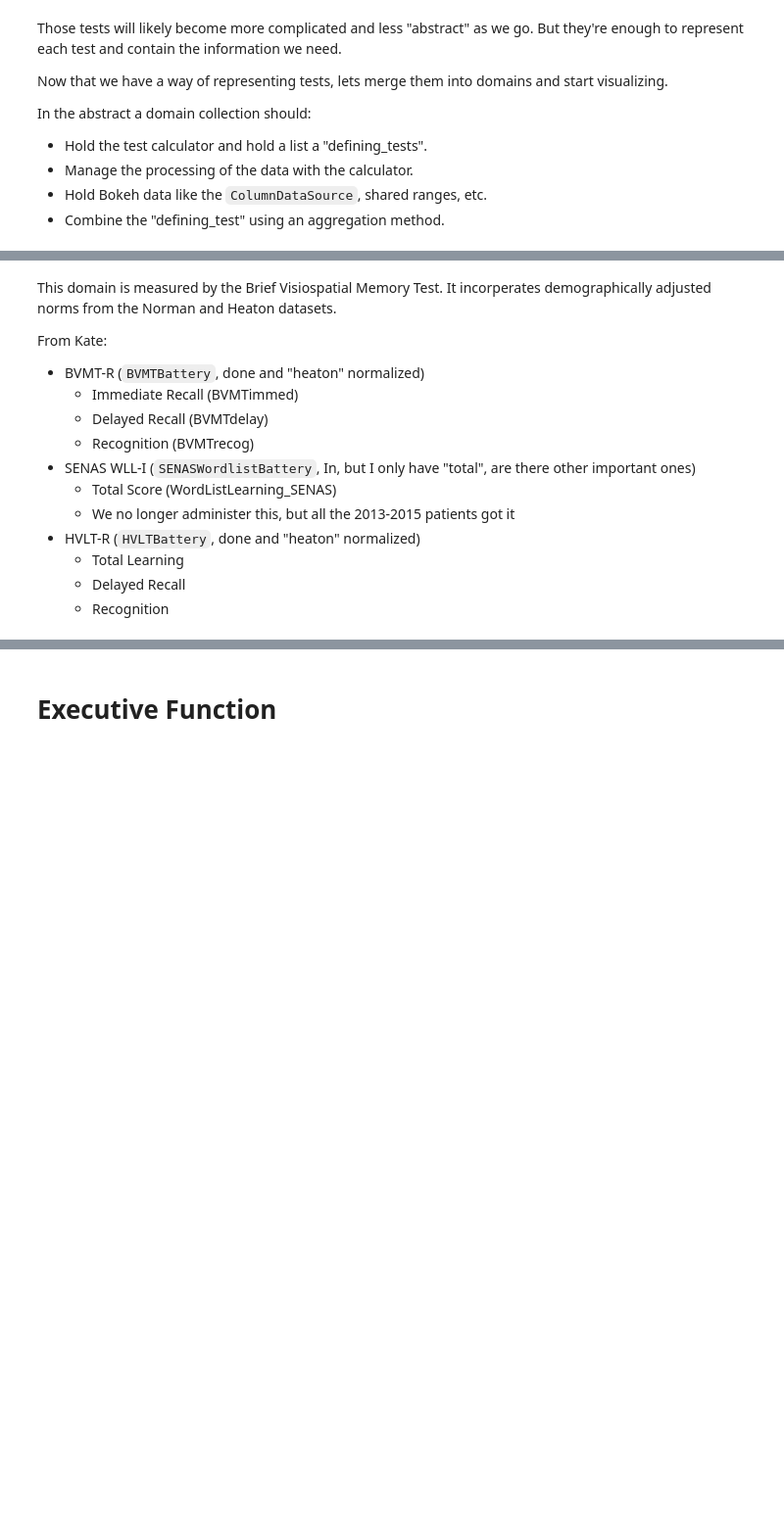
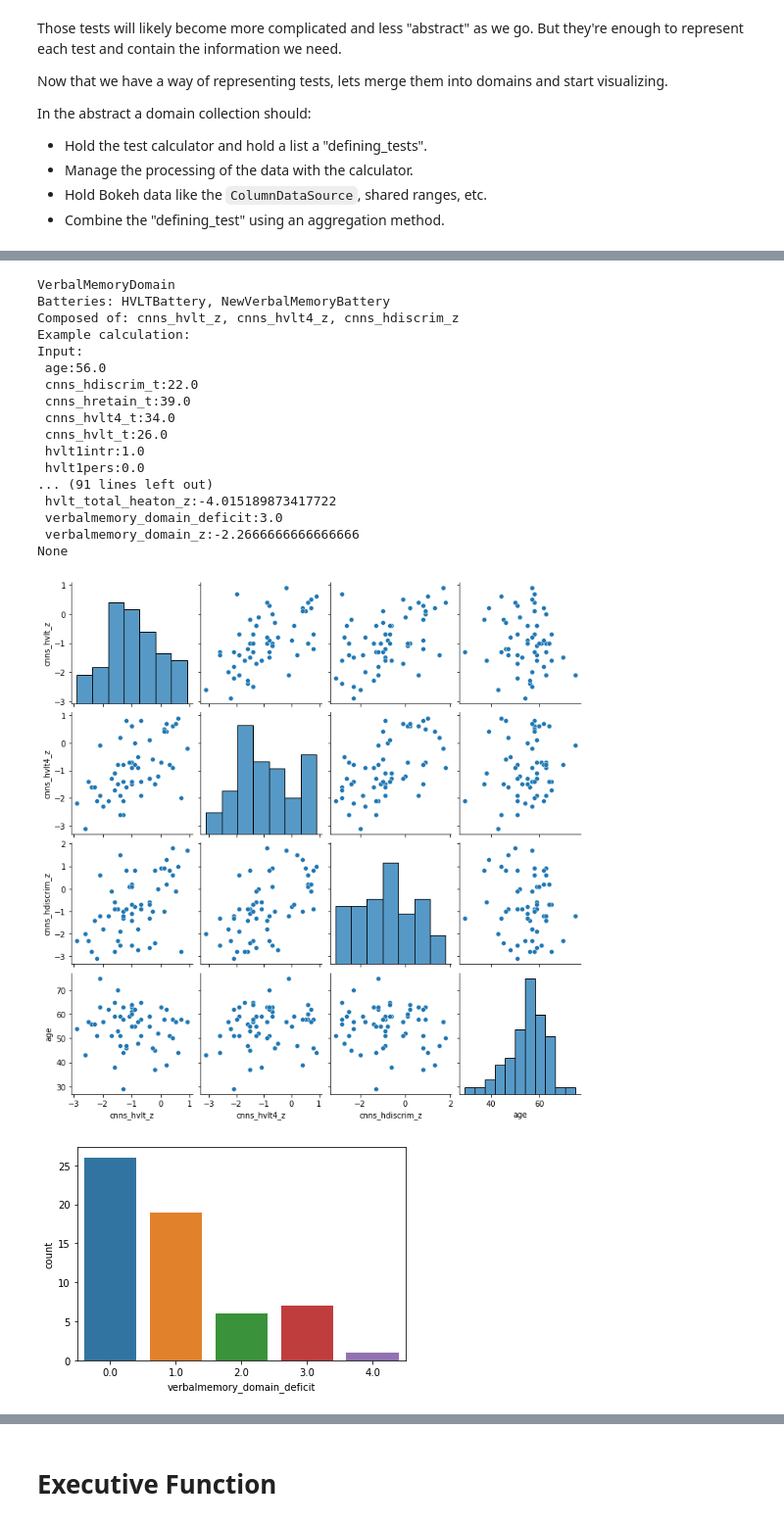
Before and after one commit to JudoWill/autoneuro, a Jupyter notebook: 03_domains.ipynb, the cells around one changed output, grey strips where cells are left out. Shown: that part at 98% size. Saved outputs shown, nothing was run; the diff lists cells and outputs as text; code cells hidden in the pictures; blank space fills up the shorter version.

Commit message:
updated for diag-driving batteries

```diff
--- a/03_domains.ipynb
+++ b/03_domains.ipynb
@@ -280,16 +467,59 @@ def quantile_transform_placeholders(data, suffix = '_plc', n_quantiles = 50, age
-# %% [markdown]
-This domain is measured by the Brief Visiospatial Memory Test. It incorperates demographically adjusted norms from the Norman and Heaton datasets.
-
-From Kate:
-
-  - BVMT-R (`BVMTBattery`, done and "heaton" normalized)
-    - Immediate Recall (BVMTimmed)
-    - Delayed Recall (BVMTdelay)
-    - Recognition (BVMTrecog)
-  - SENAS WLL-I (`SENASWordlistBattery`, In, but I only have "total", are there other important ones)
-    - Total Score (WordListLearning_SENAS)
-    - We no longer administer this, but all the 2013-2015 patients got it
-  - HVLT-R (`HVLTBattery`, done and "heaton" normalized)
-    - Total Learning
-    - Delayed Recall
-    - Recognition
+# %%
+from autoneuro.batteries import BVMTBattery, HVLTBattery, SENASWordlistBattery, AbstractBattery
+
+class VerbalMemoryBattery(ABDomainBattery):
+
+    section = 'VerbalMemory Domain'
+    prefix = 'verbalmemory_domain'
+
+    domain_cols = ['hvlt_recognition_heaton_z',
+                   'hvlt_delay_heaton_z',
+                   'hvlt_total_heaton_z']
+
+
+class NewVerbalMemoryBattery(VerbalMemoryBattery):
+    prefix_ops = CNNSConversionOp.multi_cnns('cnns_hvlt_t',
+                                             'cnns_hvlt4_t',
+                                             'cnns_hdiscrim_t',
+                                             'cnns_hretain_t')
+    domain_cols = ['cnns_hvlt_z',
+                   'cnns_hvlt4_z',
+                   'cnns_hdiscrim_z']
+
+
+class VerbalMemoryDomain(AbstractDomain):
+
+    @staticmethod
+    def from_defaults(root_data = 'data/', method = 'new'):
+
+        batteries = [HVLTBattery.from_defaults()]
+        if method == 'new':
+            batteries.append(NewVerbalMemoryBattery.from_defaults())
+        else:
+            batteries.append(VerbalMemoryBattery.from_defaults())
+
+
+        return VerbalMemoryDomain(batteries)
+# %%
+verb_mem_domain = VerbalMemoryDomain.from_defaults(method = SHOW_DATA)
+verb_mem_domain.summarize_domain(map_neuro)
+# %% [output]
+VerbalMemoryDomain
+Batteries: HVLTBattery, NewVerbalMemoryBattery
+Composed of: cnns_hvlt_z, cnns_hvlt4_z, cnns_hdiscrim_z
+Example calculation:
+Input:
+ age:56.0
+ cnns_hdiscrim_t:22.0
+ cnns_hretain_t:39.0
+ cnns_hvlt4_t:34.0
+ cnns_hvlt_t:26.0
+ hvlt1intr:1.0
+ hvlt1pers:0.0
+... (91 lines left out)
+ hvlt_total_heaton_z:-4.015189873417722
+ verbalmemory_domain_deficit:3.0
+ verbalmemory_domain_z:-2.2666666666666666
+None
+[figure, added]
+[figure, added]
```
Also changed, not shown: parts of 81 cells of this notebook, 28 other files.
